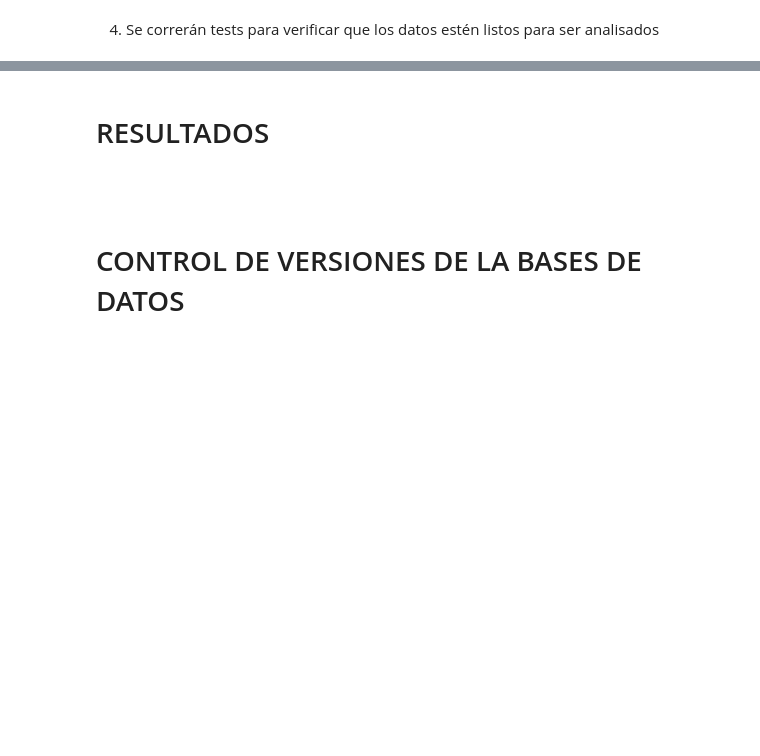
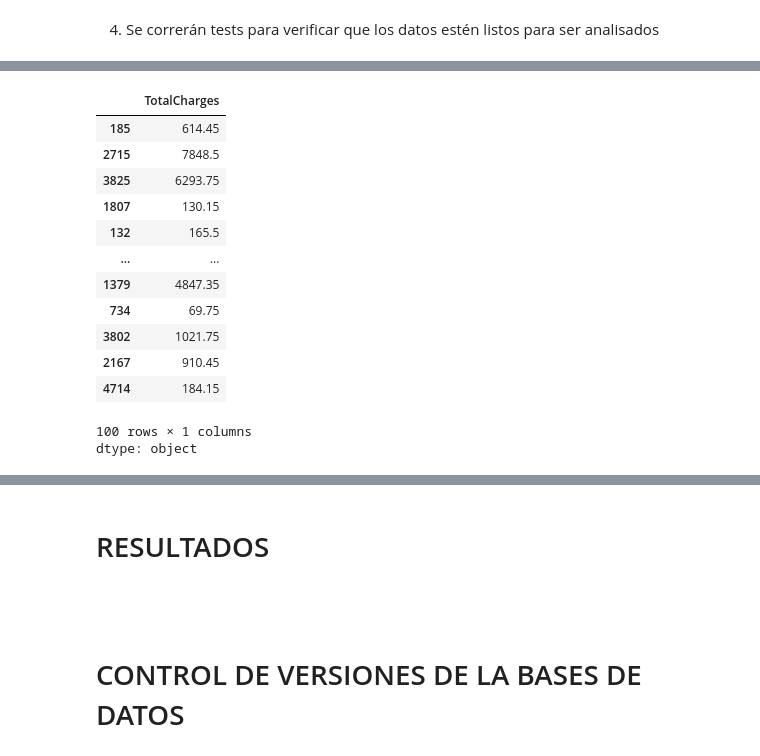
Before and after one commit to mauloredo/Challenge_Telecom_X, a Jupyter notebook: Challenge_Telecom_X.ipynb, the cells around one changed output, grey strips where cells are left out. Cells and saved outputs as stored; diff of their text form; code cells hidden in the pictures; blank space fills up the shorter version.

```diff
--- a/Challenge_Telecom_X.ipynb
+++ b/Challenge_Telecom_X.ipynb
@@ -858,0 +938,17 @@ memory usage: 284.1+ KB
+# %%
+df_churn_payment['TotalCharges'].sample(100, random_state=42)  # Check random values
+# %% [output]
+|  | TotalCharges |
+| 185 | 614.45 |
+| 2715 | 7848.5 |
+| 3825 | 6293.75 |
+| 1807 | 130.15 |
+| 132 | 165.5 |
+| ... | ... |
+| 1379 | 4847.35 |
+| 734 | 69.75 |
+| 3802 | 1021.75 |
+| 2167 | 910.45 |
+| 4714 | 184.15 |
+100 rows × 1 columns
+dtype: object
```
Also changed, not shown: parts of 18 cells of this notebook.
